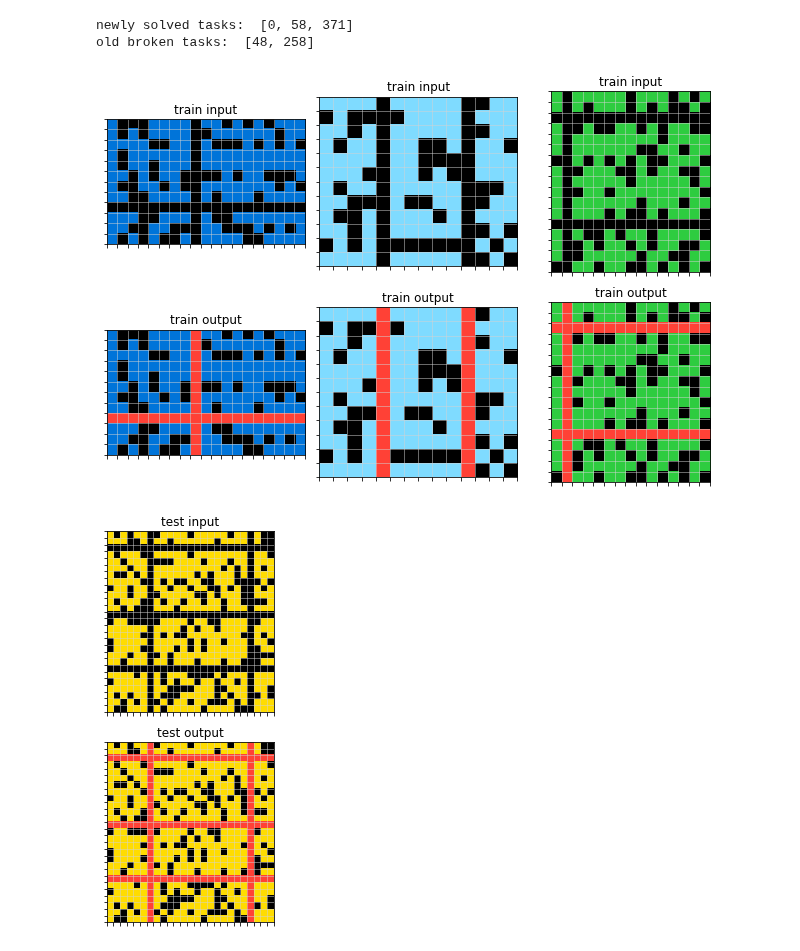
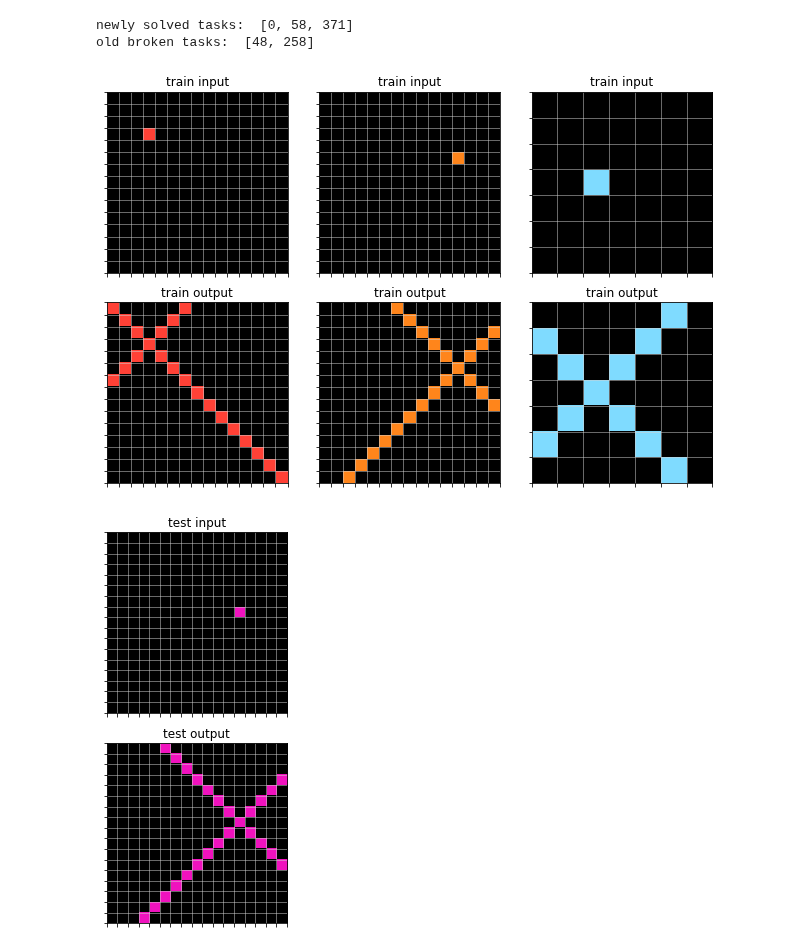
Before and after one commit to lorepieri8/ARC_challenge, a Jupyter notebook: ARC_DSL.ipynb, the cells around one changed output. Cells and saved outputs as stored; diff of their text form; code cells hidden in the pictures.

```diff
--- a/ARC_DSL.ipynb
+++ b/ARC_DSL.ipynb
@@ -2920,10 +2909,10 @@ print("old broken tasks: ", [item for item in score_old if item not in score_new
 newly solved tasks:  [0, 58, 371]
 old broken tasks:  [48, 258]
 # %%
-plot_task(train_task_data[302])
+plot_task(train_task_data[140])
 # %% [output]
-[figure, old version]
+[figure, new version]
-[figure, old version]
+[figure, new version]
 # %%
 # superpose all the objects with an operation given by op
 def superp_ob(a, a_t, task_data,*args, key=None, op="AND"):
```
Also changed, not shown: parts of 34 cells of this notebook.
